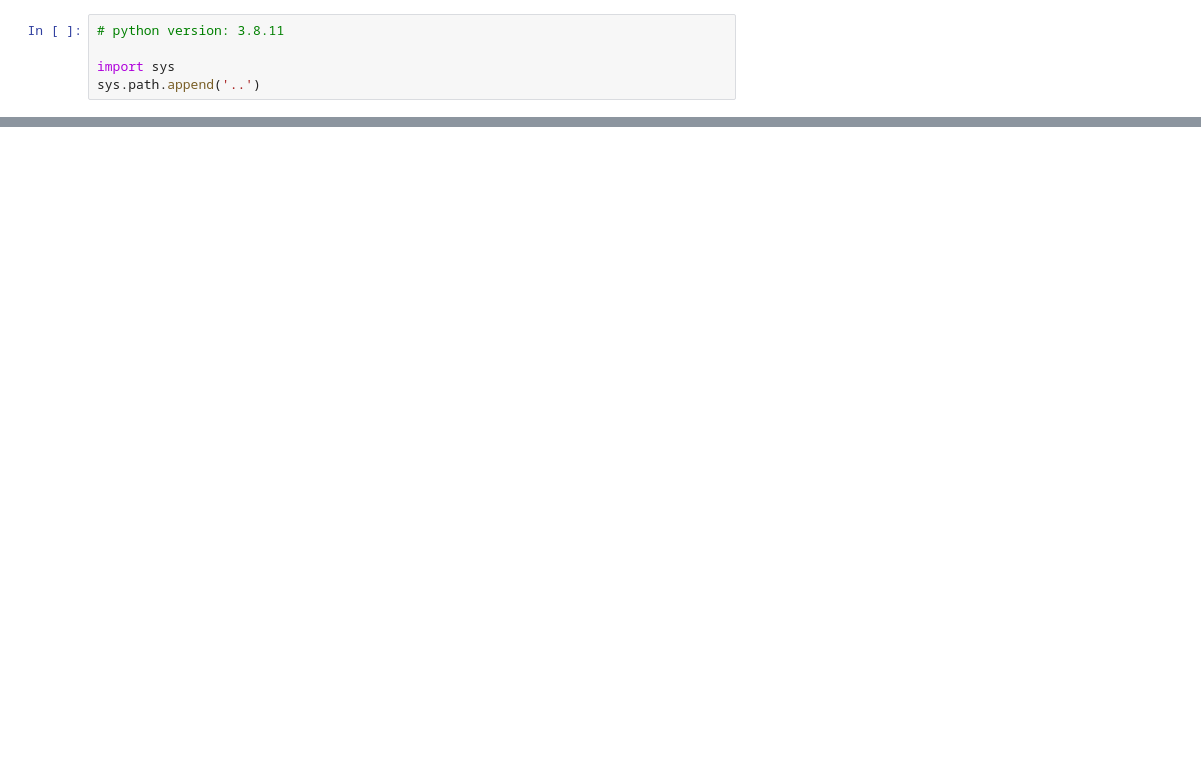
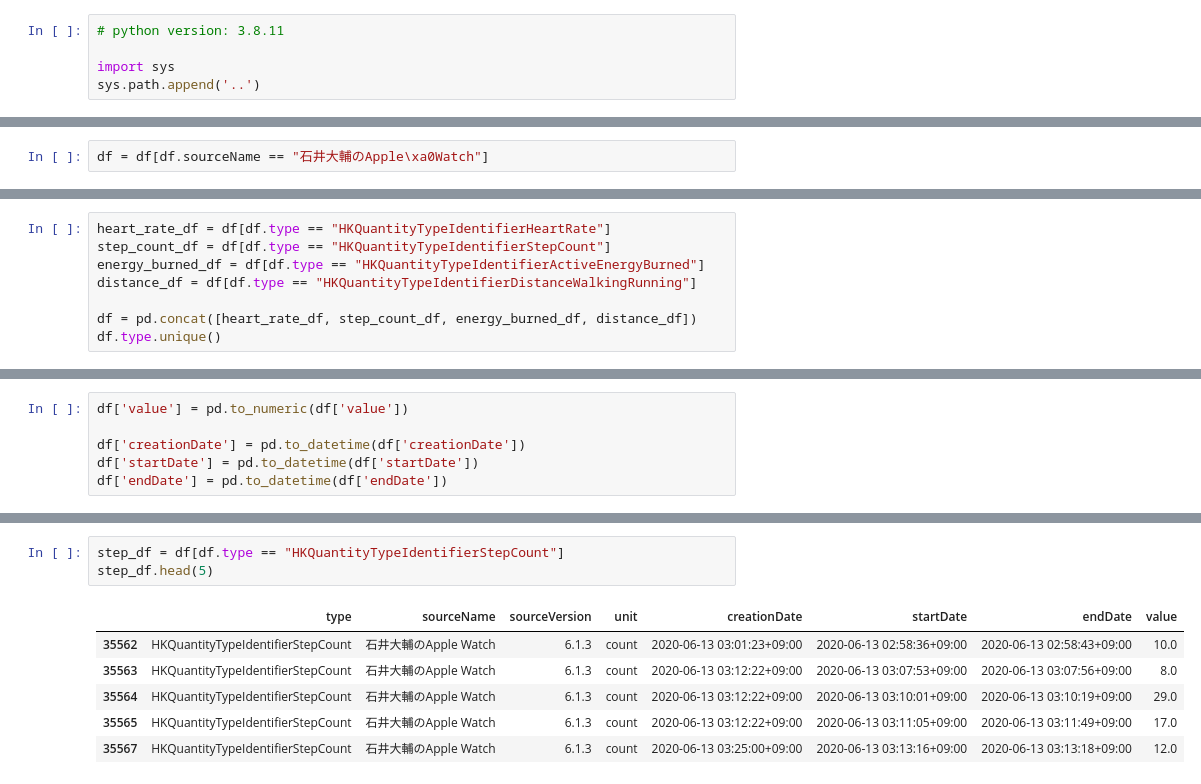
Before and after one commit to juniorise/health_credit, a Jupyter notebook: ml/notebooks/person.ipynb, the cells around one changed output, grey strips where cells are left out. Drawn from its saved outputs; the diff is of its cells as text; blank space fills up the shorter version.

```diff
--- a/ml/notebooks/person.ipynb
+++ b/ml/notebooks/person.ipynb
@@ -25,0 +36,2 @@ HeartRateVariabilitySDNN
+# %%
+df = df[df.sourceName == "石井大輔のApple\xa0Watch"]
@@ -25,0 +55,8 @@ HeartRateVariabilitySDNN
+# %%
+heart_rate_df = df[df.type == "HKQuantityTypeIdentifierHeartRate"]
+step_count_df = df[df.type == "HKQuantityTypeIdentifierStepCount"]
+energy_burned_df = df[df.type == "HKQuantityTypeIdentifierActiveEnergyBurned"]
+distance_df = df[df.type == "HKQuantityTypeIdentifierDistanceWalkingRunning"]
+
+df = pd.concat([heart_rate_df, step_count_df, energy_burned_df, distance_df])
+df.type.unique()
@@ -41,0 +86,6 @@ df
+# %%
+df['value'] = pd.to_numeric(df['value'])
+
+df['creationDate'] = pd.to_datetime(df['creationDate'])
+df['startDate'] = pd.to_datetime(df['startDate'])
+df['endDate'] = pd.to_datetime(df['endDate'])
@@ -41,0 +121,10 @@ df
+# %%
+step_df = df[df.type == "HKQuantityTypeIdentifierStepCount"]
+step_df.head(5)
+# %% [output]
+|  | type | sourceName | sourceVersion | unit | creationDate | startDate | endDate | value |
+| 35562 | HKQuantityTypeIdentifierStepCount | 石井大輔のApple Watch | 6.1.3 | count | 2020-06-13 03:01:23+09:00 | 2020-06-13 02:58:36+09:00 | 2020-06-13 02:58:43+09:00 | 10.0 |
+| 35563 | HKQuantityTypeIdentifierStepCount | 石井大輔のApple Watch | 6.1.3 | count | 2020-06-13 03:12:22+09:00 | 2020-06-13 03:07:53+09:00 | 2020-06-13 03:07:56+09:00 | 8.0 |
+| 35564 | HKQuantityTypeIdentifierStepCount | 石井大輔のApple Watch | 6.1.3 | count | 2020-06-13 03:12:22+09:00 | 2020-06-13 03:10:01+09:00 | 2020-06-13 03:10:19+09:00 | 29.0 |
+| 35565 | HKQuantityTypeIdentifierStepCount | 石井大輔のApple Watch | 6.1.3 | count | 2020-06-13 03:12:22+09:00 | 2020-06-13 03:11:05+09:00 | 2020-06-13 03:11:49+09:00 | 17.0 |
+| 35567 | HKQuantityTypeIdentifierStepCount | 石井大輔のApple Watch | 6.1.3 | count | 2020-06-13 03:25:00+09:00 | 2020-06-13 03:13:16+09:00 | 2020-06-13 03:13:18+09:00 | 12.0 |
```
Also changed, not shown: parts of 10 cells of this notebook, 1 other file.
